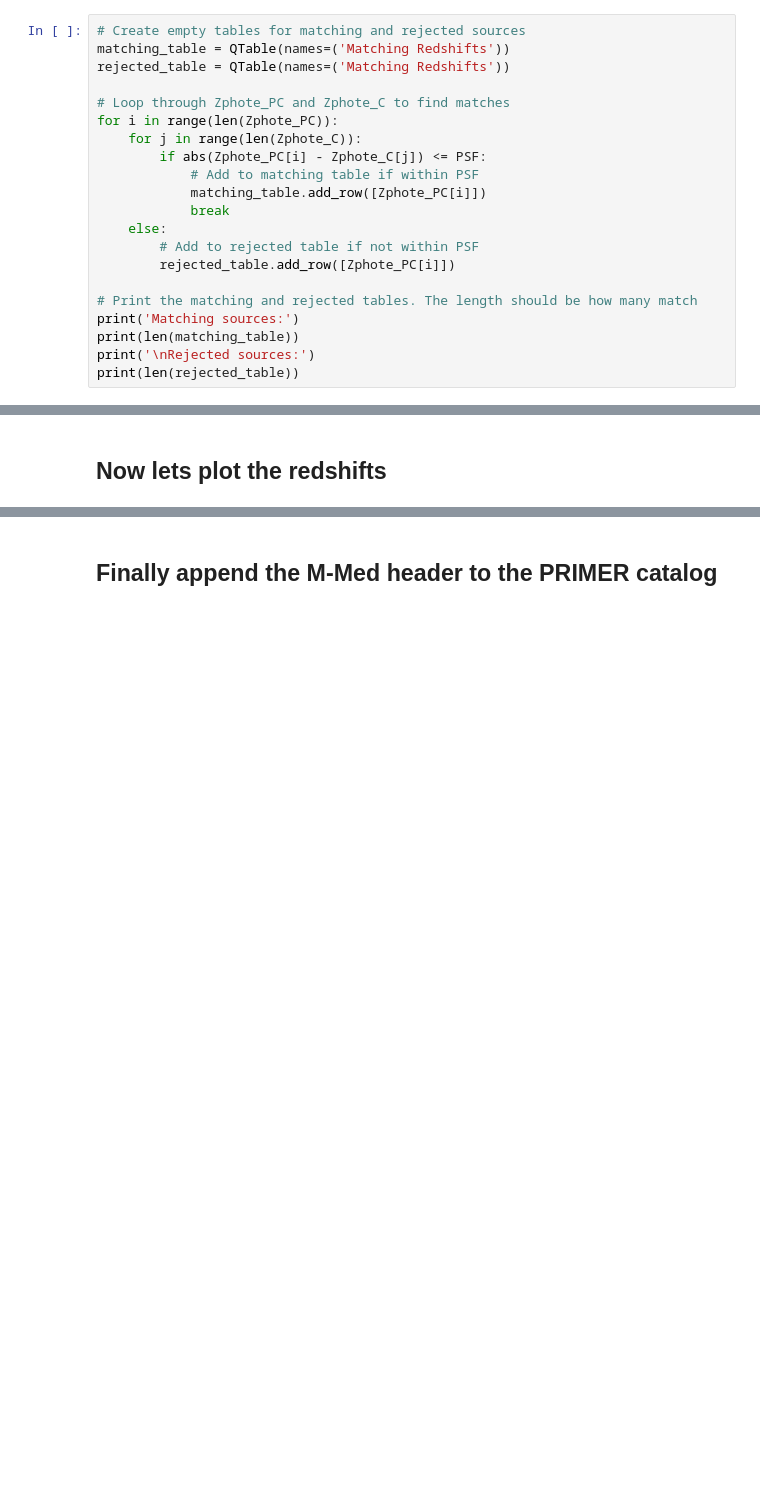
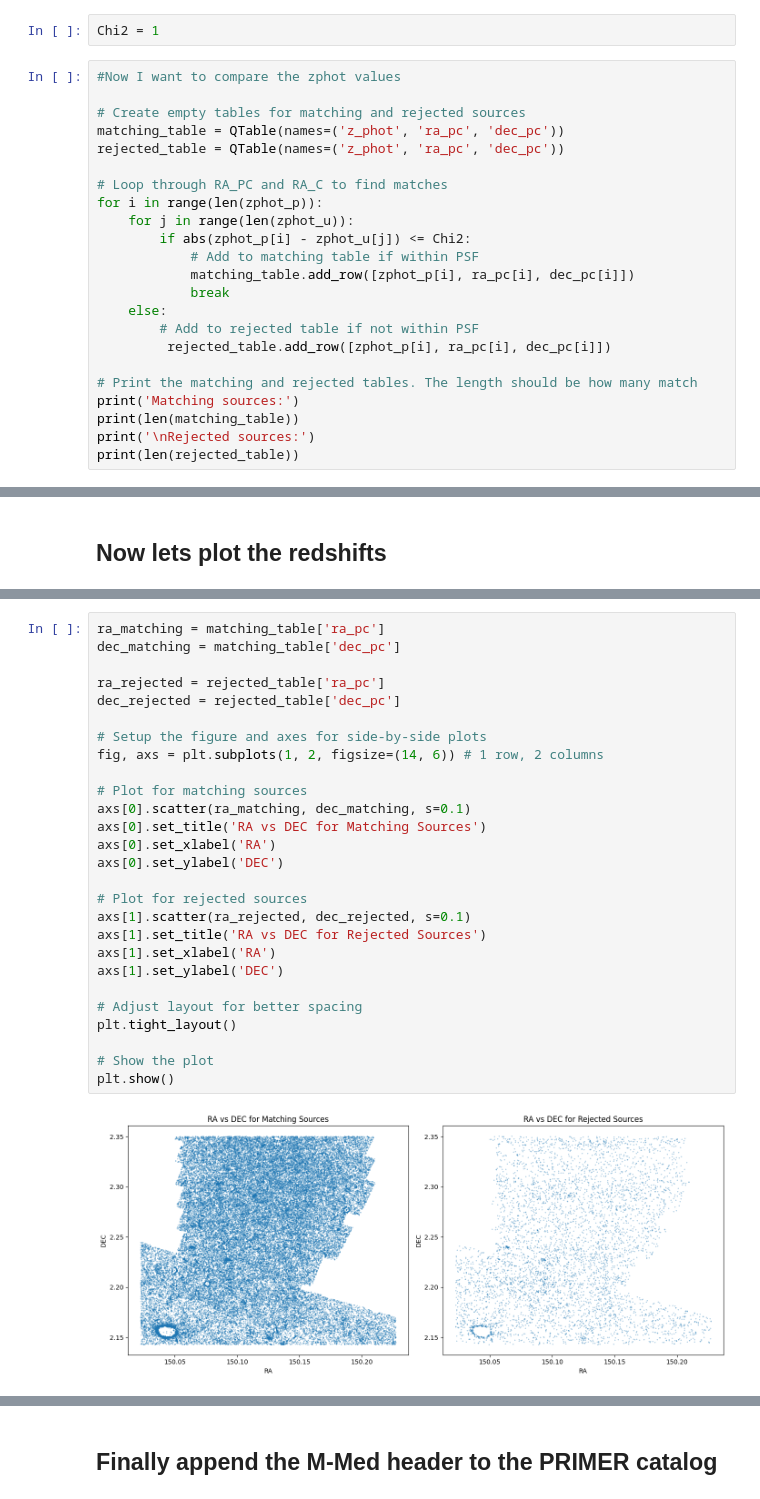
Before and after one commit to ChristianArgueta/AGN-NERDS, a Jupyter notebook: RADEC.ipynb, the cells around one changed output, grey strips where cells are left out. Saved outputs shown, nothing was run; the diff lists cells and outputs as text; blank space fills up the shorter version.

```diff
--- a/RADEC.ipynb
+++ b/RADEC.ipynb
@@ -223,18 +216,22 @@ KeyError: "Key 'zphote' does not exist."
+# %%
+Chi2 = 1
 # %%
+#Now I want to compare the zphot values
+
 # Create empty tables for matching and rejected sources
-matching_table = QTable(names=('Matching Redshifts'))
-rejected_table = QTable(names=('Matching Redshifts'))
+matching_table = QTable(names=('z_phot', 'ra_pc', 'dec_pc'))
+rejected_table = QTable(names=('z_phot', 'ra_pc', 'dec_pc'))
 
-# Loop through Zphote_PC and Zphote_C to find matches
-for i in range(len(Zphote_PC)):
-    for j in range(len(Zphote_C)):
-        if abs(Zphote_PC[i] - Zphote_C[j]) <= PSF:
+# Loop through RA_PC and RA_C to find matches
+for i in range(len(zphot_p)):
+    for j in range(len(zphot_u)):
+        if abs(zphot_p[i] - zphot_u[j]) <= Chi2:
             # Add to matching table if within PSF
-            matching_table.add_row([Zphote_PC[i]])
+            matching_table.add_row([zphot_p[i], ra_pc[i], dec_pc[i]])
             break
     else:
         # Add to rejected table if not within PSF
-        rejected_table.add_row([Zphote_PC[i]])
+         rejected_table.add_row([zphot_p[i], ra_pc[i], dec_pc[i]])
 
 # Print the matching and rejected tables. The length should be how many match
 print('Matching sources:')
@@ -282,0 +254,29 @@ plt.show()
+# %%
+ra_matching = matching_table['ra_pc']
+dec_matching = matching_table['dec_pc']
+
+ra_rejected = rejected_table['ra_pc']
+dec_rejected = rejected_table['dec_pc']
+
+# Setup the figure and axes for side-by-side plots
+fig, axs = plt.subplots(1, 2, figsize=(14, 6)) # 1 row, 2 columns
+
+# Plot for matching sources
+axs[0].scatter(ra_matching, dec_matching, s=0.1)
+axs[0].set_title('RA vs DEC for Matching Sources')
+axs[0].set_xlabel('RA')
+axs[0].set_ylabel('DEC')
+
+# Plot for rejected sources
+axs[1].scatter(ra_rejected, dec_rejected, s=0.1)
+axs[1].set_title('RA vs DEC for Rejected Sources')
+axs[1].set_xlabel('RA')
+axs[1].set_ylabel('DEC')
+
+# Adjust layout for better spacing
+plt.tight_layout()
+
+# Show the plot
+plt.show()
+# %% [output]
+[figure, added]
```
Also changed, not shown: parts of 12 cells of this notebook.
